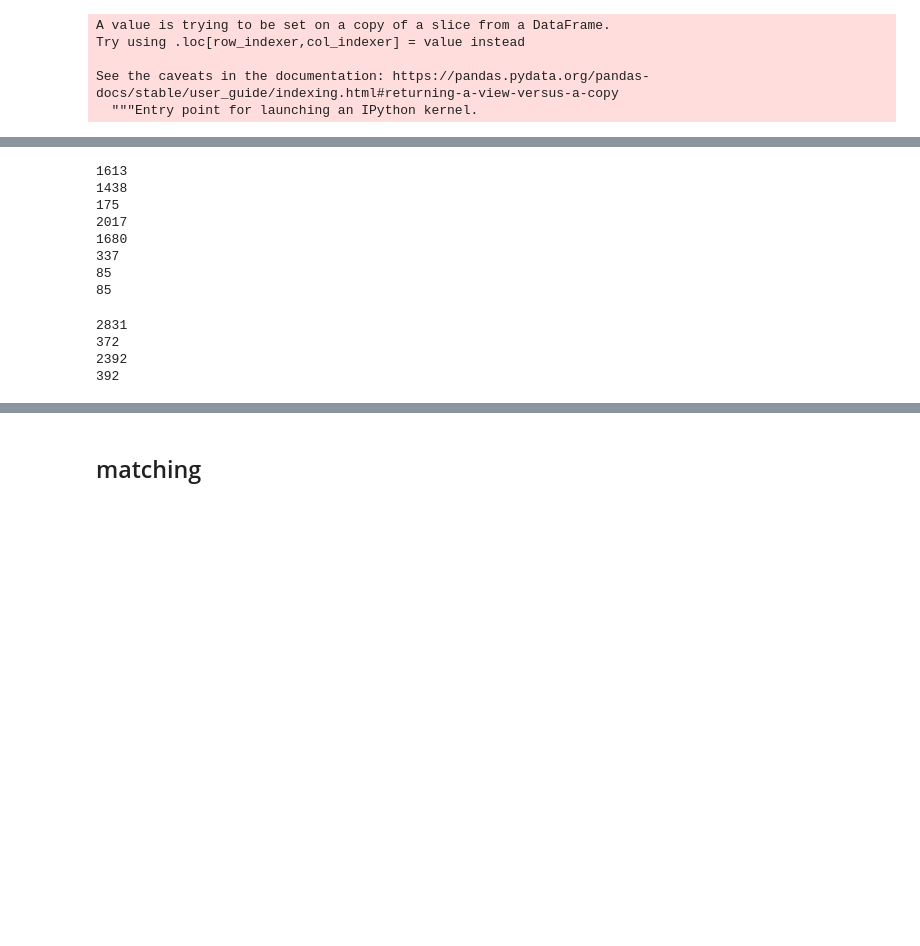
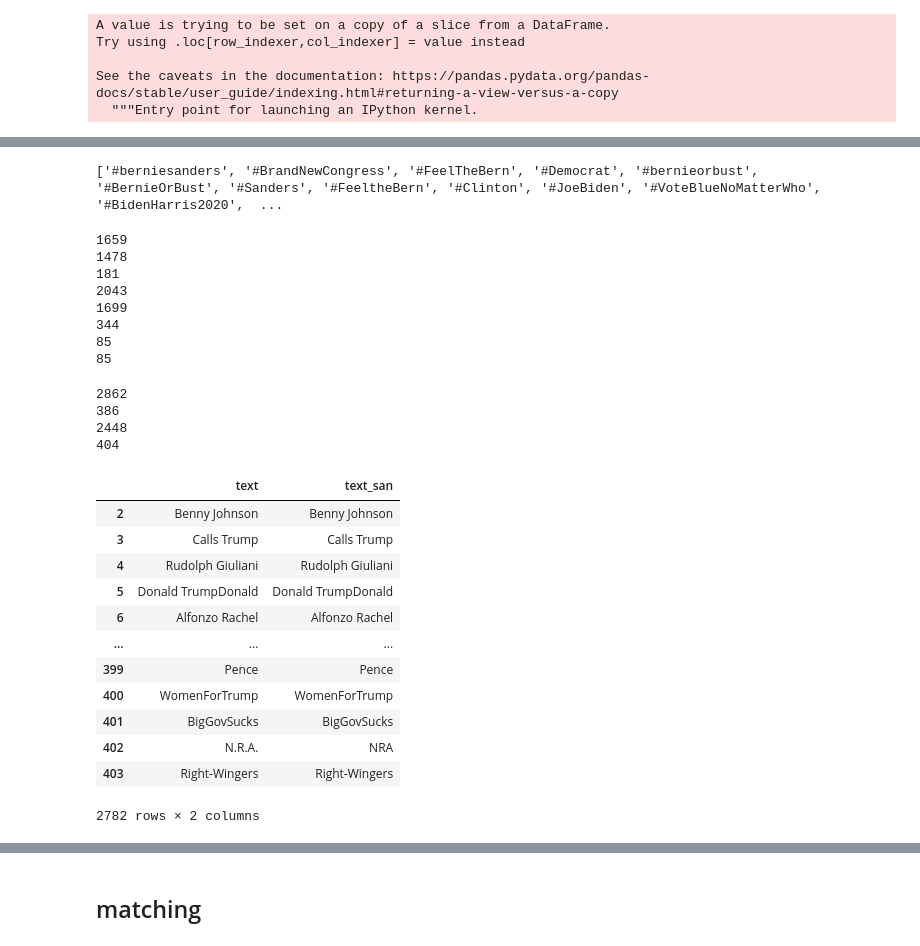
Before and after one commit to ykim71/thesis_related, a Jupyter notebook: ner_pos_matching_wpreprocessing.ipynb, the cells around one changed output, grey strips where cells are left out. Drawn from its saved outputs; the diff is of its cells as text; code cells hidden in the pictures; blank space fills up the shorter version.

```diff
--- a/ner_pos_matching_wpreprocessing.ipynb
+++ b/ner_pos_matching_wpreprocessing.ipynb
@@ -308,9 +386,14 @@ print(len(dem_hash_non))
+# %%
+print(dem_hash)
+# %% [output]
+['#berniesanders', '#BrandNewCongress', '#FeelTheBern', '#Democrat', '#bernieorbust', '#BernieOrBust', '#Sanders', '#FeeltheBern', '#Clinton', '#JoeBiden', '#VoteBlueNoMatterWho', '#BidenHarris2020',  ...
 # %%
 # ner
 
 ner_rep_only = ner_y.loc[(ner_y['rep'] >= 1)]
 
-temp = ner_rep_only['text_san'].values.tolist()
+#temp = ner_rep_only['text_san'].values.tolist()
+temp = ner_rep_only['text'].values.tolist()
 ner_rep_only_list = list(set(temp))
 print(len(ner_rep_only_list))
 
@@ -323,7 +406,8 @@ print(len(rep_uni_ner))
 ## pos
 pos_rep_only = pos.loc[(pos['rep'] >= 1)]
 
-temp = pos_rep_only['text_san'].values.tolist()
+#temp = pos_rep_only['text_san'].values.tolist()
+temp = pos_rep_only['text'].values.tolist()
 pos_rep_only_list = list(set(temp))
 print(len(pos_rep_only_list))
 
@@ -351,15 +435,16 @@ rep_hash = list(set(rep_hash))
 print(len(rep_hash))
 print(len(rep_hash_non))
 # %% [output]
-1613
-1438
-175
-2017
-1680
-337
+1659
+1478
+181
+2043
+1699
+344
 85
 85
 # %%
+# text ver.
 dem_bi = list(set(dem_bi_ner + dem_bi_pos + dem_hash))
 print(len(dem_bi))
 
@@ -372,7 +457,44 @@ print(len(rep_bi))
 rep_uni = list(set(rep_uni_ner + rep_uni_pos + rep_hash_non))
 print(len(rep_uni))
 # %% [output]
-2831
-372
-2392
-392
+2862
+386
+2448
+404
+# %%
+
+df1_temp = pd.DataFrame({'text':dem_bi})
+#df1.to_csv('dem_bi.csv')
+df2_temp = pd.DataFrame({'text':dem_uni})
+#df2.to_csv('dem_uni.csv')
+
+df3_temp = pd.DataFrame({'text':rep_bi})
+#df3.to_csv('rep_bi.csv')
+df4_temp = pd.DataFrame({'text':rep_uni})
+#df4.to_csv('rep_uni.csv')
+
+df_dem_temp = pd.concat([df1_temp, df2_temp])
+df_rep_temp = pd.concat([df3_temp, df4_temp])
+
+# df_dem_temp.to_csv('dem_entities_org.csv')
+# df_rep_temp.to_csv('rep_entities_org.csv')
+# %%
+df_dem_temp['text_san'] = df_dem_temp['text'].apply(basic_sanitize)
+df_rep_temp['text_san'] = df_rep_temp['text'].apply(basic_sanitize)
+# %%
+df_dem_temp.drop_duplicates(subset='text_san', keep="last")
+df_rep_temp.drop_duplicates(subset='text_san', keep="last")
+# %% [output]
+|  | text | text_san |
+| 2 | Benny Johnson | Benny Johnson |
+| 3 | Calls Trump | Calls Trump |
+| 4 | Rudolph Giuliani | Rudolph Giuliani |
+| 5 | Donald TrumpDonald | Donald TrumpDonald |
+| 6 | Alfonzo Rachel | Alfonzo Rachel |
+| ... | ... | ... |
+| 399 | Pence | Pence |
+| 400 | WomenForTrump | WomenForTrump |
+| 401 | BigGovSucks | BigGovSucks |
+| 402 | N.R.A. | NRA |
+| 403 | Right-Wingers | Right-Wingers |
+2782 rows × 2 columns
```
Also changed, not shown: parts of 23 cells of this notebook.
